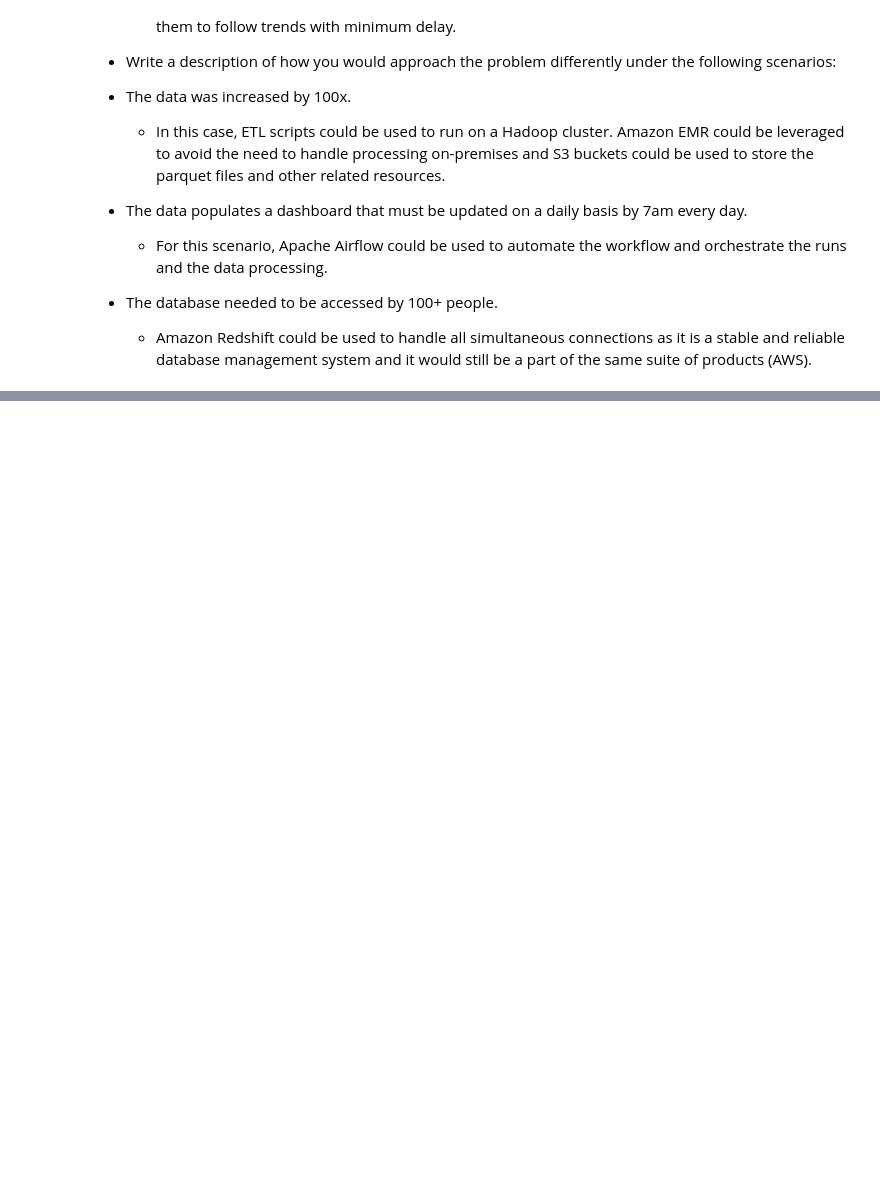
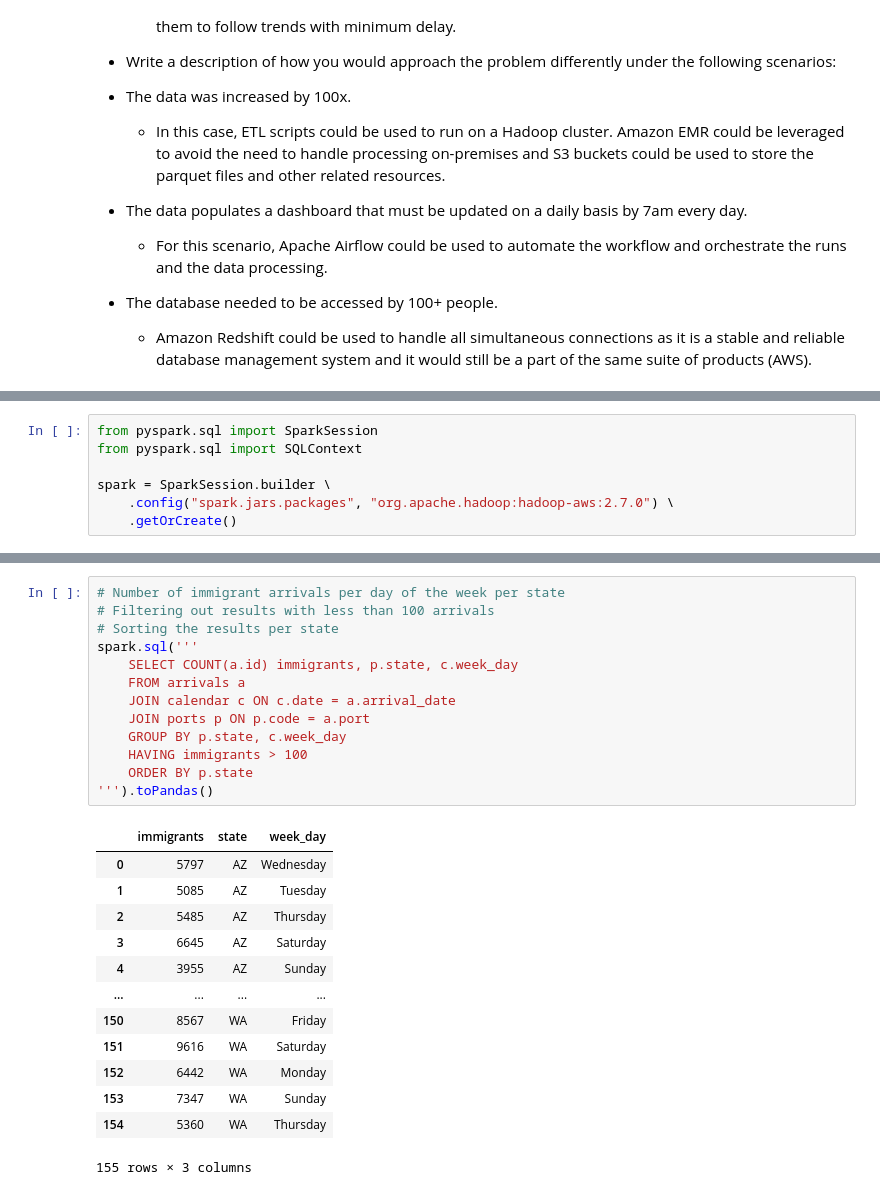
Before and after one commit to dmmonteiro/data_engineering_capstone, a Jupyter notebook: Capstone Project Template.ipynb, the cells around one changed output, grey strips where cells are left out. Saved outputs shown, nothing was run; the diff lists cells and outputs as text; blank space fills up the shorter version.

```diff
--- a/Capstone Project Template.ipynb
+++ b/Capstone Project Template.ipynb
@@ -618,0 +862,7 @@ The data dictionary can be found [here](data_dictionary.md)
+# %%
+from pyspark.sql import SparkSession
+from pyspark.sql import SQLContext
+
+spark = SparkSession.builder \
+    .config("spark.jars.packages", "org.apache.hadoop:hadoop-aws:2.7.0") \
+    .getOrCreate()
@@ -618,0 +938,27 @@ The data dictionary can be found [here](data_dictionary.md)
+# %%
+# Number of immigrant arrivals per day of the week per state
+# Filtering out results with less than 100 arrivals
+# Sorting the results per state
+spark.sql('''
+    SELECT COUNT(a.id) immigrants, p.state, c.week_day
+    FROM arrivals a
+    JOIN calendar c ON c.date = a.arrival_date
+    JOIN ports p ON p.code = a.port
+    GROUP BY p.state, c.week_day
+    HAVING immigrants > 100
+    ORDER BY p.state
+''').toPandas()
+# %% [output]
+|  | immigrants | state | week_day |
+| 0 | 5797 | AZ | Wednesday |
+| 1 | 5085 | AZ | Tuesday |
+| 2 | 5485 | AZ | Thursday |
+| 3 | 6645 | AZ | Saturday |
+| 4 | 3955 | AZ | Sunday |
+| ... | ... | ... | ... |
+| 150 | 8567 | WA | Friday |
+| 151 | 9616 | WA | Saturday |
+| 152 | 6442 | WA | Monday |
+| 153 | 7347 | WA | Sunday |
+| 154 | 5360 | WA | Thursday |
+155 rows × 3 columns
```
Also changed, not shown: parts of 26 cells of this notebook, 2 other files.
